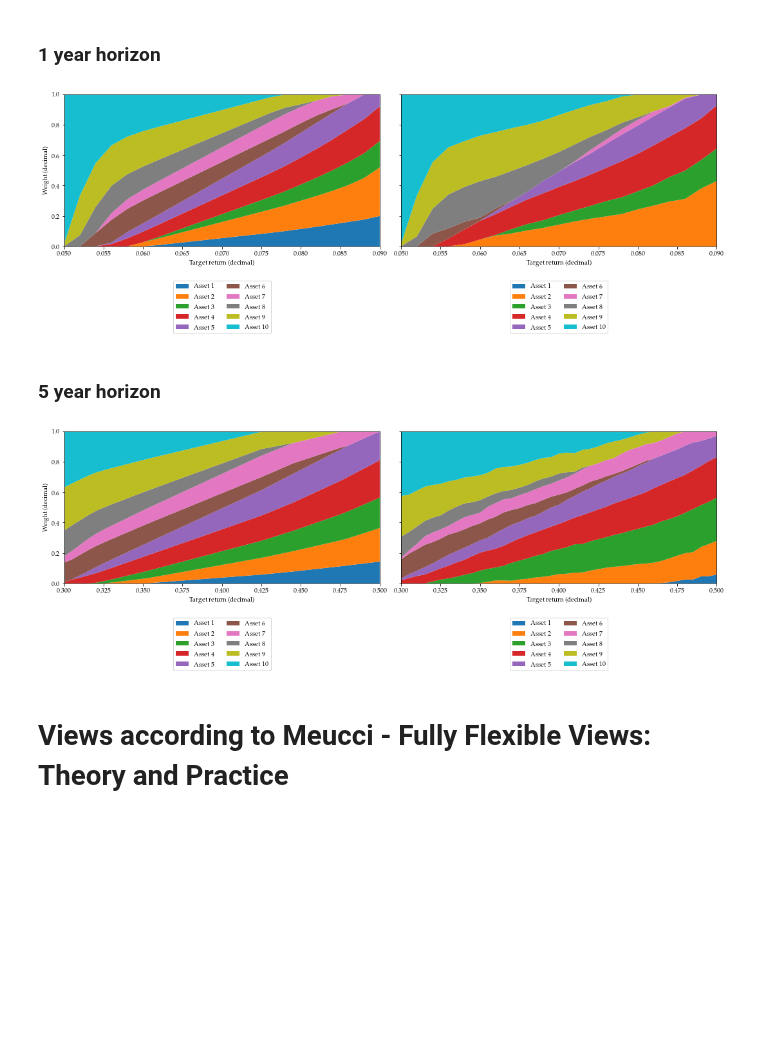
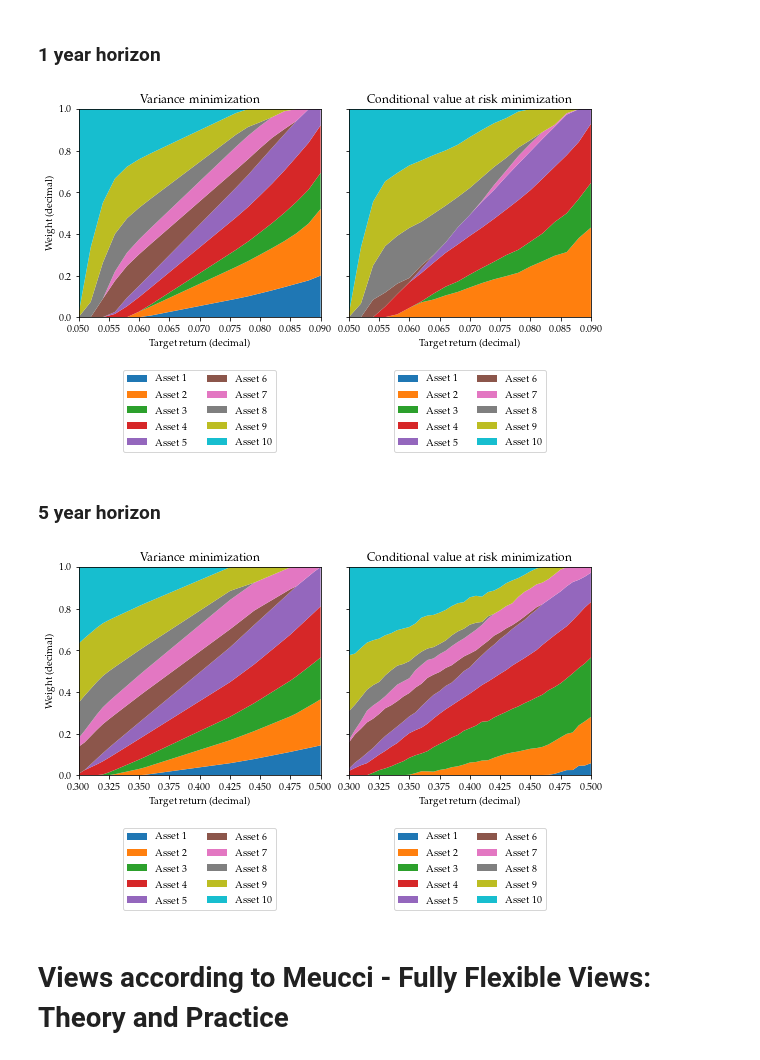
Before and after one commit to frgy17ac/Exammmmm, a Jupyter notebook: Solutions/Solution to Optimizing portfolios.ipynb, the cells around one changed output. Saved outputs shown, nothing was run; the diff lists cells and outputs as text; code cells hidden in the pictures; blank space fills up the shorter version.

```diff
--- a/Solutions/Solution to Optimizing portfolios.ipynb
+++ b/Solutions/Solution to Optimizing portfolios.ipynb
@@ -677,29 +751,32 @@ for target in targets:
 # %%
 labels = list()
 
 for i in range(1, 11):
     labels.append("Asset {}".format(i))
 
-fig, ax = plt.subplots(1, 2, figsize = (15, 6), sharex = True, sharey = True)
+fig, ax = plt.subplots(1, 2, figsize = (8, 6), sharex = True, sharey = True)
 
 ax[0].stackplot(targets, np.array(opt_weight_std_one_year).T, labels = labels)
 ax[0].set_xlim([targets.min(), targets.max()])
 ax[0].set_ylim(0, 1)
 ax[0].set_xlabel("Target return (decimal)")
 ax[0].set_ylabel("Weight (decimal)")
-ax[0].legend(loc='center', bbox_to_anchor=(0.5, -0.4), ncol=2);
+ax[0].legend(loc='center', bbox_to_anchor=(0.5, -0.45), ncol=2);
+ax[0].set_title("Variance minimization")
 
 ax[1].stackplot(targets, np.array(opt_weight_CVaR_one_year).T, labels = labels)
 ax[1].set_xlim([targets.min(), targets.max()])
 ax[1].set_ylim(0, 1)
 ax[1].set_xlabel("Target return (decimal)")
+ax[1].set_title("Conditional value at risk minimization")
 
-ax[1].legend(loc='center', bbox_to_anchor=(0.5, -0.4), ncol=2);
+ax[1].legend(loc='center', bbox_to_anchor=(0.5, -0.45), ncol=2);
 
 fig.tight_layout()
+plt.savefig(filepath + "\\1y_pf_var_cvar_weights_varying_target_return.pdf", bbox_inches='tight')
 plt.show()
 # %% [output]
-[figure, old version]
+[figure, new version]
 # %% [markdown]
 ### 5 year horizon
 # %%
@@ -762,26 +839,29 @@ labels = list()
 for i in range(1, 11):
     labels.append("Asset {}".format(i))
 
-fig, ax = plt.subplots(1, 2, figsize = (15, 6), sharex = True, sharey = True)
+fig, ax = plt.subplots(1, 2, figsize = (8, 6), sharex = True, sharey = True)
 
 ax[0].stackplot(targets, np.array(opt_weight_std_five_years).T, labels = labels)
 ax[0].set_xlim([targets.min(), targets.max()])
 ax[0].set_ylim(0, 1)
 ax[0].set_xlabel("Target return (decimal)")
 ax[0].set_ylabel("Weight (decimal)")
-ax[0].legend(loc='center', bbox_to_anchor=(0.5, -0.4), ncol=2);
+ax[0].legend(loc='center', bbox_to_anchor=(0.5, -0.45), ncol=2);
+ax[0].set_title("Variance minimization")
 
 ax[1].stackplot(targets, np.array(opt_weight_CVaR_five_years).T, labels = labels)
 ax[1].set_xlim([targets.min(), targets.max()])
 ax[1].set_ylim(0, 1)
 ax[1].set_xlabel("Target return (decimal)")
+ax[1].set_title("Conditional value at risk minimization")
 
-ax[1].legend(loc='center', bbox_to_anchor=(0.5, -0.4), ncol=2);
+ax[1].legend(loc='center', bbox_to_anchor=(0.5, -0.45), ncol=2);
 
 fig.tight_layout()
+plt.savefig(filepath + "\\5y_pf_var_cvar_weights_varying_target_return.pdf", bbox_inches='tight')
 plt.show()
 # %% [output]
-[figure, old version]
+[figure, new version]
 # %% [markdown]
 # Views according to Meucci - Fully Flexible Views: Theory and Practice
 # %%
```
Also changed, not shown: parts of 15 cells of this notebook, 11 other files.
